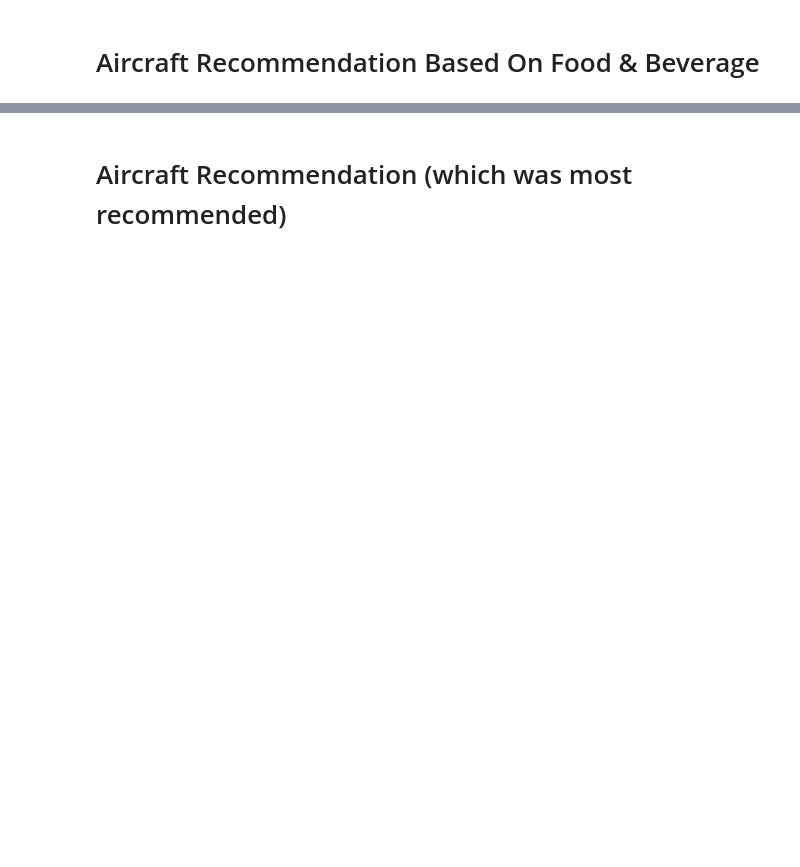
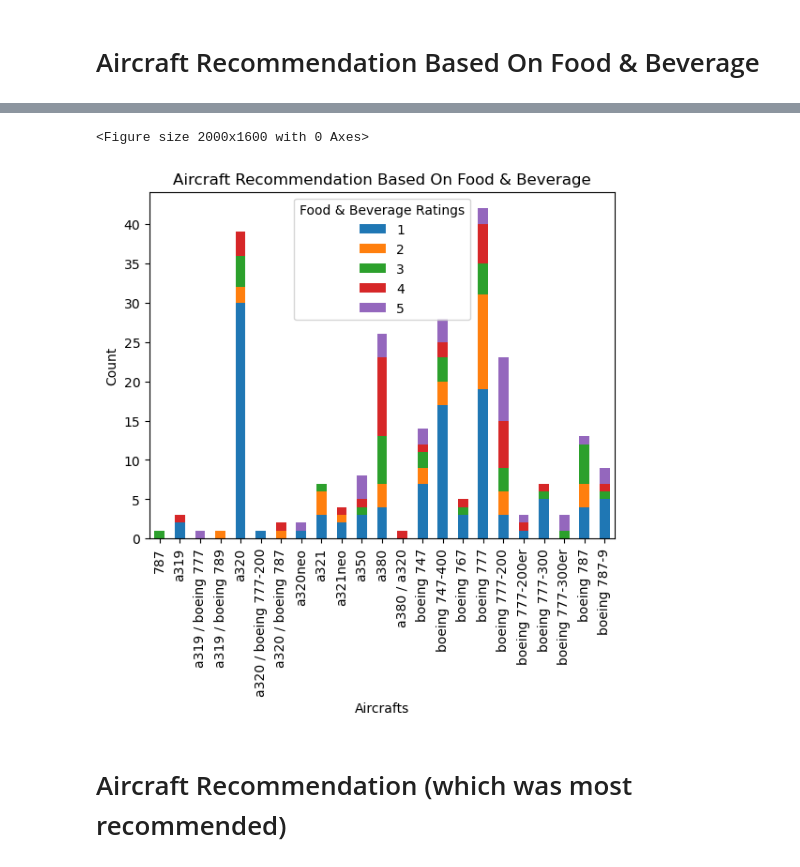
Before and after one commit to chonyeagoro/Project_3_Data_Engineering, a Jupyter notebook: Project_3_data_engineering.ipynb, the cells around one changed output, grey strips where cells are left out. Cells and saved outputs as stored; diff of their text form; code cells hidden in the pictures; blank space fills up the shorter version.

```diff
--- a/Project_3_data_engineering.ipynb
+++ b/Project_3_data_engineering.ipynb
@@ -340,3 +340,15 @@ aircraft_recommendations
+# %%
+plt.figure(figsize=(20, 16))
+aircraft_food_beverage_recommendations.plot(kind='bar', stacked=True)
+plt.xlabel('Aircrafts')
+plt.ylabel('Count')
+plt.title('Aircraft Recommendation Based On Food & Beverage')
+plt.xticks(rotation=90)
+plt.legend(title='Food & Beverage Ratings', loc='upper center')
+plt.show()
+# %% [output]
+<Figure size 2000x1600 with 0 Axes>
+[figure, added]
 # %% [markdown]
 # Aircraft Recommendation (which was most recommended)
 # %%
```
Also changed, not shown: parts of 6 cells of this notebook.
